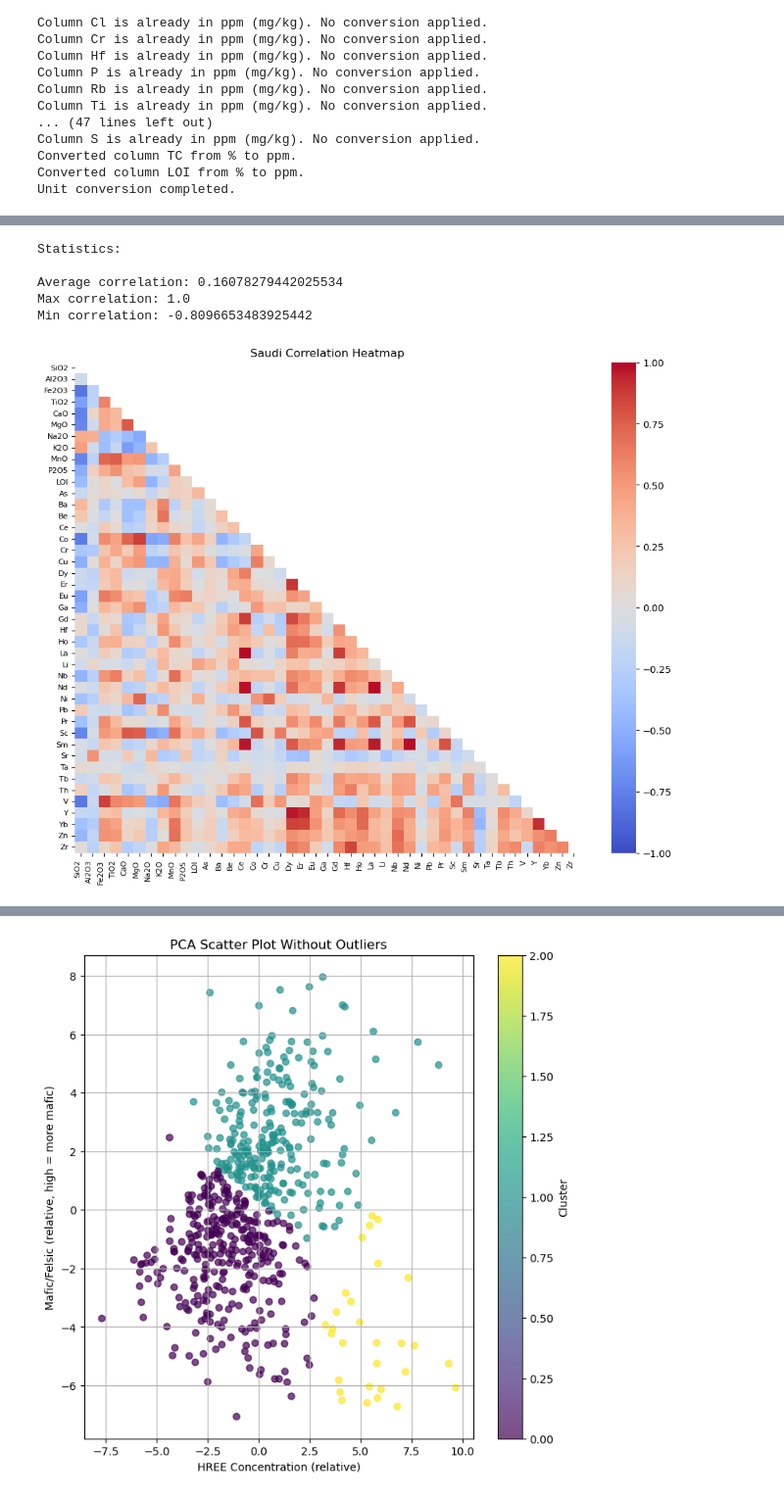
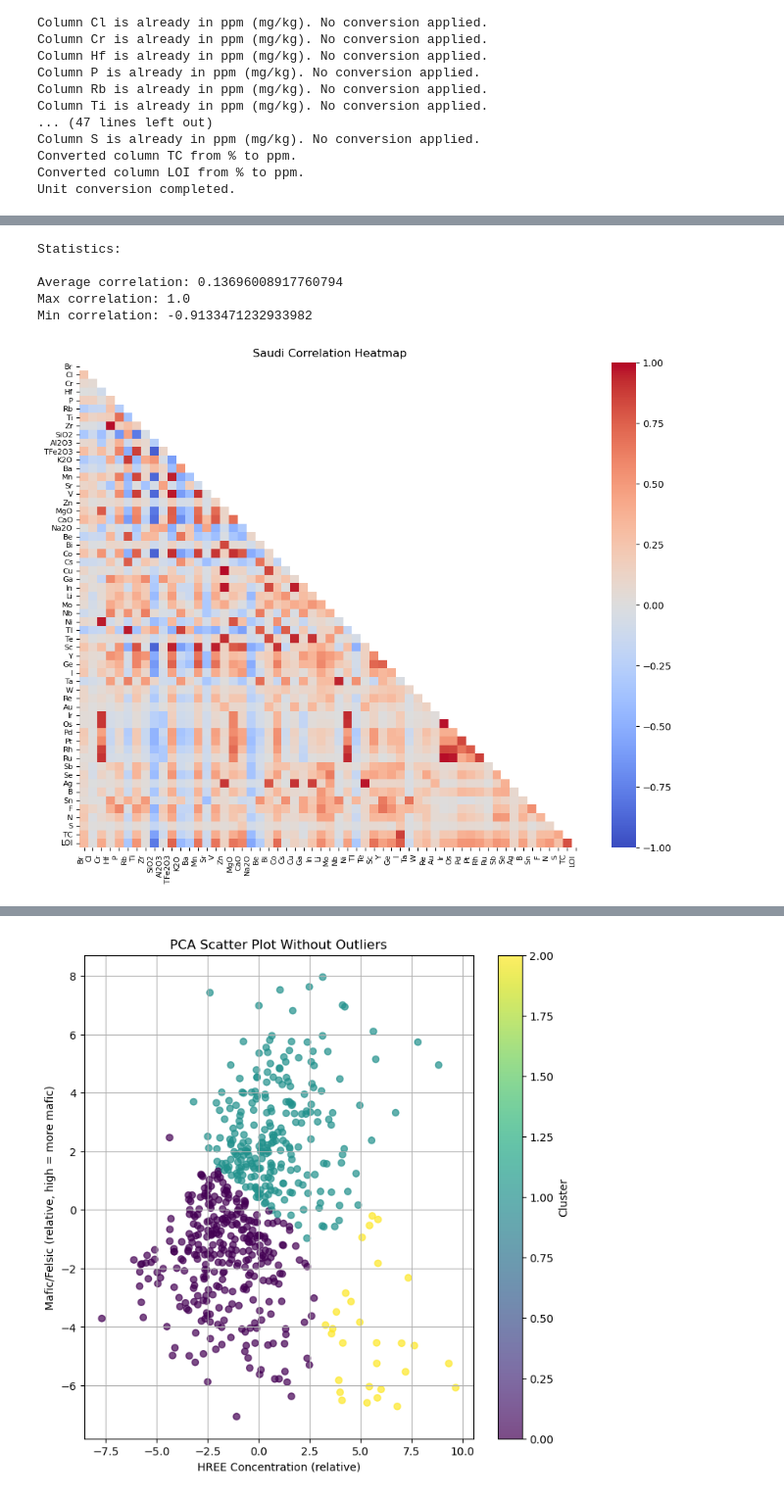
Before and after one commit to tyhowee/personal_code, a Jupyter notebook: data_analysis/gsas_saudi_data.ipynb, the cells around one changed output, grey strips where cells are left out. Shown at 98% size. Drawn from its saved outputs; the diff is of its cells as text; code cells hidden in the pictures.

Commit message:
continuing work on gsas data

```diff
--- a/data_analysis/gsas_saudi_data.ipynb
+++ b/data_analysis/gsas_saudi_data.ipynb
@@ -276,6 +276,6 @@ plot_histograms(gsas_data, precious_base_metals, bins=20, lower_cutoff=0, upper_
 # %%
 # Corr plot
-gsas_corr = gsas_data.iloc[:, 3:].corr()
+gsas_corr = gsas_data.iloc[:, 5:].corr()
 
 print("Statistics:\n")
 print("Average correlation:", gsas_corr.stack().mean())
@@ -292,36 +292,36 @@ sns.heatmap(
     annot=False,
     fmt=".2f",
     cmap="coolwarm",
     vmin=-1,
     vmax=1,
 )
 
 # Explicitly set tick positions and labels
 tick_positions = np.arange(0.5, len(gsas_corr))
 plt.xticks(
     ticks=tick_positions,
     labels=gsas_corr.columns,
     rotation=90,
     fontsize=8,
     ha="right",
 )
 plt.yticks(
     ticks=tick_positions,
     labels=gsas_corr.index,
     rotation=0,
     fontsize=8,
 )
 
 plt.tight_layout()
 plt.title("Saudi Correlation Heatmap")
 plt.show()
 # %% [output]
 Statistics:
 
-Average correlation: 0.16078279442025534
+Average correlation: 0.13696008917760794
 Max correlation: 1.0
-Min correlation: -0.8096653483925442
+Min correlation: -0.9133471232933982
-[figure, old version]
+[figure, new version]
 # %%
 ### PCA
 
```
Also changed, not shown: parts of 6 cells of this notebook, 1 other file.
